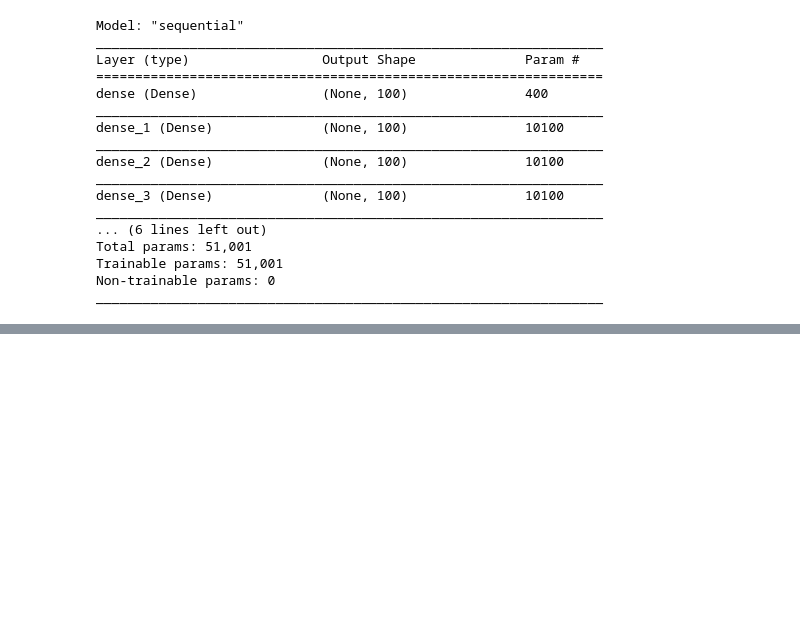
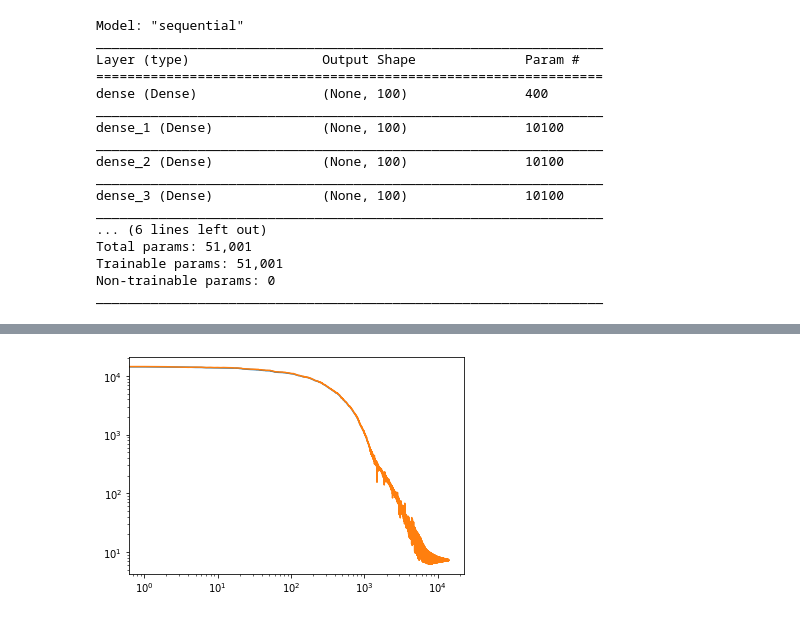
Before and after one commit to igomezv/nnogada, a Jupyter notebook: Like_LCDM_HZ.ipynb, the cells around one changed output, grey strips where cells are left out. Cells and saved outputs as stored; diff of their text form; code cells hidden in the pictures; blank space fills up the shorter version.

```diff
--- a/Like_LCDM_HZ.ipynb
+++ b/Like_LCDM_HZ.ipynb
@@ -83,0 +84,9 @@ likes[r], samples[r]
+# %%
+predictions = network.predict(samples)
+# %%
+plt.plot(likes)
+plt.plot(predictions)
+plt.yscale('log')
+plt.xscale('log')
+# %% [output]
+[figure, added]
```
Also changed, not shown: parts of 5 cells of this notebook.
